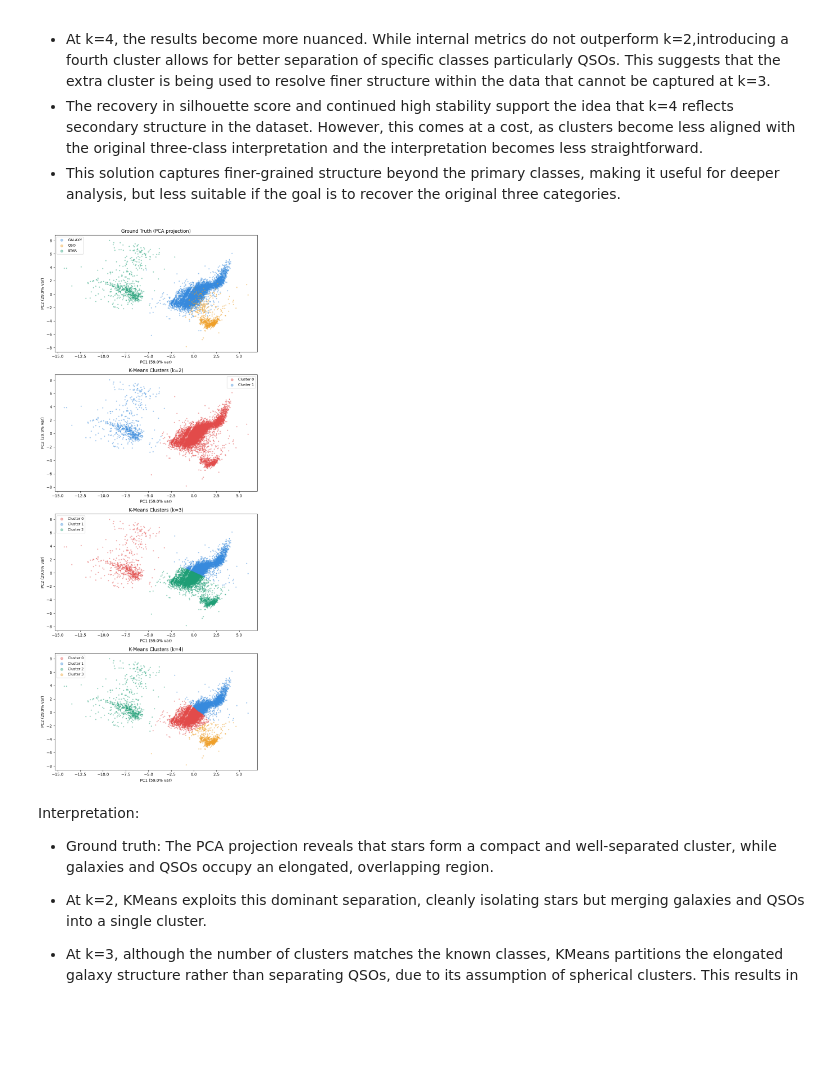
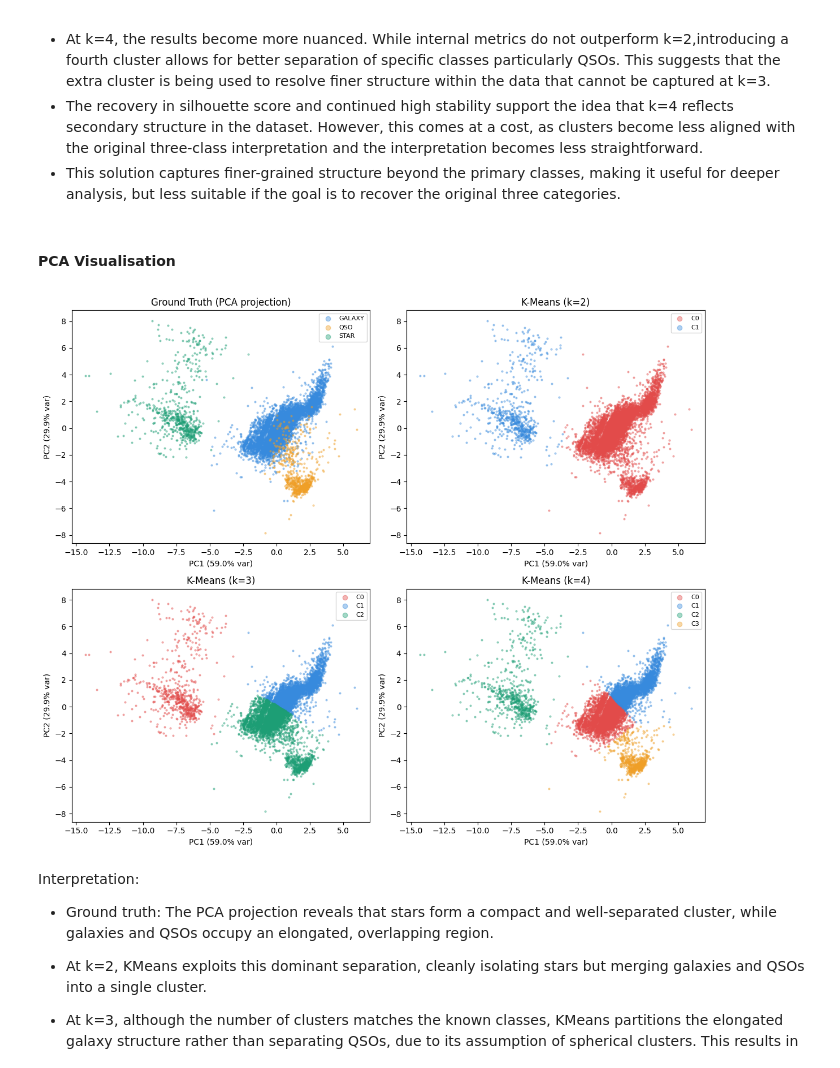
Before and after one commit to DaerenKim/IT1244-Astral-Sentiment-Analysis-Clustering, a Jupyter notebook: models_forming/1_kmeans.ipynb, the cells around one changed output. Cells and saved outputs as stored; diff of their text form; code cells hidden in the pictures; blank space fills up the shorter version.

Commit message:
k means edit again

```diff
--- a/models_forming/1_kmeans.ipynb
+++ b/models_forming/1_kmeans.ipynb
@@ -399,44 +399,45 @@ K = 4 (Secondary candidate)
 - At k=4, the results become more nuanced. While internal metrics do not outperform k=2,introducing a fourth cluster allows for better separation of specific classes particularly QSOs. This suggests that the extra cluster is being used to resolve finer structure within the data that cannot be captured at k=3.
 - The recovery in silhouette score and continued high stability support the idea that k=4 reflects secondary structure in the dataset. However, this comes at a cost, as clusters become less aligned with the original three-class interpretation and the interpretation becomes less straightforward.
 - This solution captures finer-grained structure beyond the primary classes, making it useful for deeper analysis, but less suitable if the goal is to recover the original three categories.
+# %% [markdown]
+#### PCA Visualisation
 # %%
-# ── 4. Plots: one row per k ───────────────────────────────────────────────────
-fig, axes = plt.subplots(len(k_values) + 1, 1, figsize=(8, 5 * (len(k_values) + 1)))
+fig, axes = plt.subplots(2, 2, figsize=(12, 10))
+axes = axes.flatten()
 
-# ── Row 0: Ground truth ──────────────────────────────────────────────────────
+# ── Plot 0: Ground truth ─────────────────────────────────────────────────────
 ax = axes[0]
 for cls_name, col in class_colors.items():
     mask = df["class"] == cls_name
     ax.scatter(X_2d[mask, 0], X_2d[mask, 1],
                s=4, alpha=0.4, color=col, label=cls_name)
 
 ax.set_title("Ground Truth (PCA projection)")
 ax.set_xlabel(f"PC1 ({ev[0]*100:.1f}% var)")
 ax.set_ylabel(f"PC2 ({ev[1]*100:.1f}% var)")
-ax.legend(markerscale=3, fontsize=9)
+ax.legend(markerscale=3, fontsize=8)
 
-
-# ── Rows for each k ──────────────────────────────────────────────────────────
+# ── Remaining 3 plots ────────────────────────────────────────────────────────
 for i, k in enumerate(k_values, start=1):
     r      = results[k]
     labels = r["labels"]
     cols   = cluster_colors[:k]
 
     ax = axes[i]
     for j, cl in enumerate(np.unique(labels)):
         mask = labels == cl
         ax.scatter(X_2d[mask, 0], X_2d[mask, 1],
-                   s=4, alpha=0.4, color=cols[j], label=f"Cluster {cl}")
+                   s=4, alpha=0.4, color=cols[j], label=f"C{cl}")
 
-    ax.set_title(f"K-Means Clusters (k={k})")
+    ax.set_title(f"K-Means (k={k})")
     ax.set_xlabel(f"PC1 ({ev[0]*100:.1f}% var)")
     ax.set_ylabel(f"PC2 ({ev[1]*100:.1f}% var)")
-    ax.legend(markerscale=3, fontsize=9)
+    ax.legend(markerscale=3, fontsize=8)
 
 plt.tight_layout()
 plt.show()
 # %% [output]
-[figure, old version]
+[figure, new version]
 # %% [markdown]
 Interpretation:
 
```
Also changed, not shown: parts of 3 cells of this notebook.
